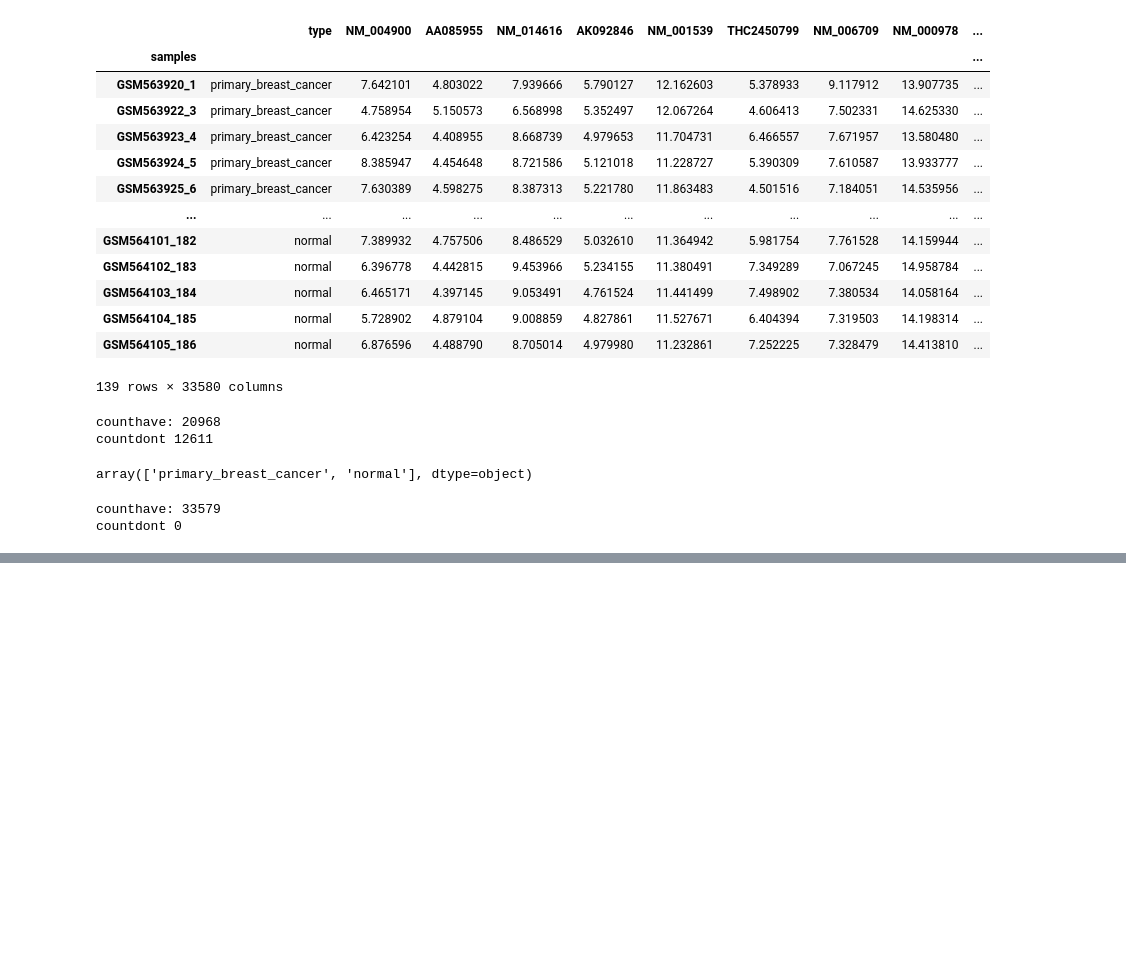
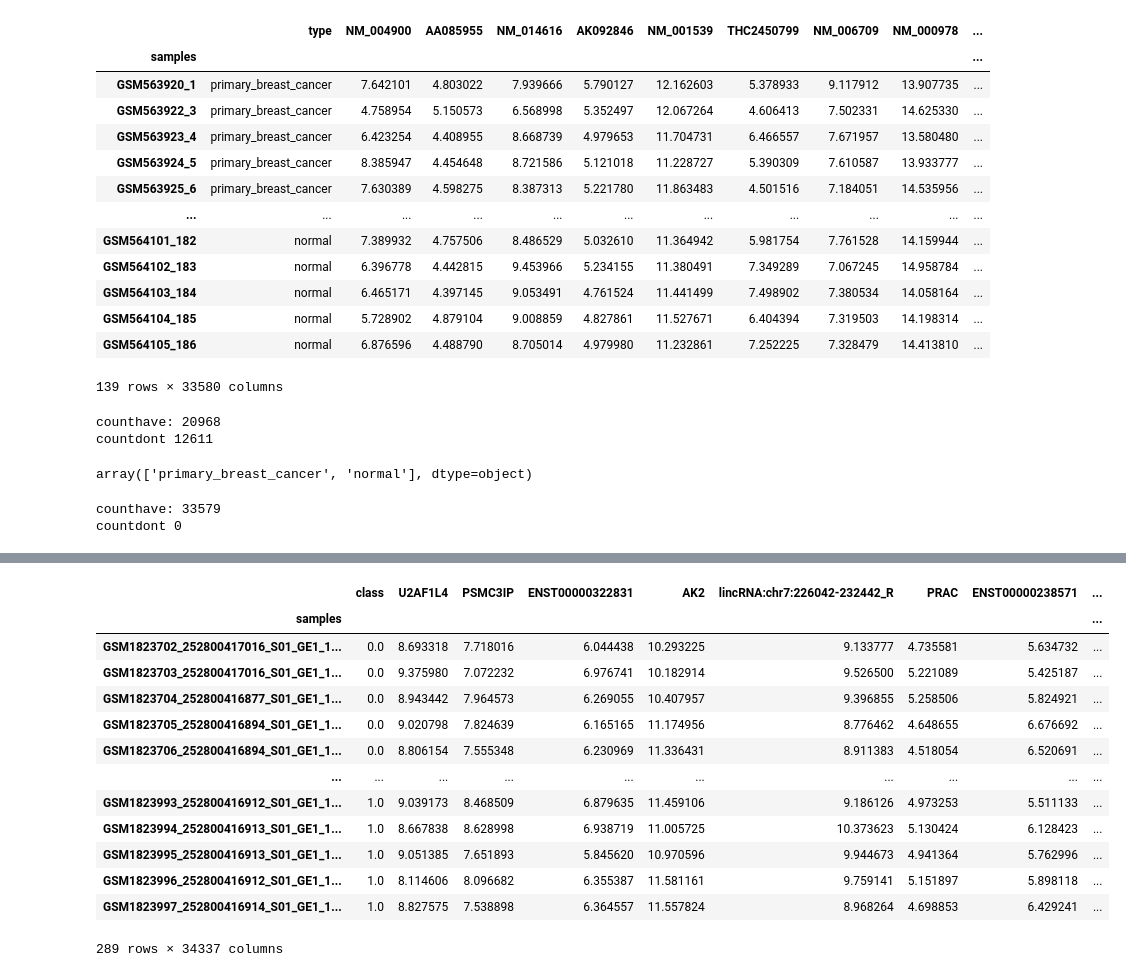
Before and after one commit to colombelli/bioinformatics-ml, a Jupyter notebook: Data Processing/cumida.ipynb, the cells around one changed output, grey strips where cells are left out. Saved outputs shown, nothing was run; the diff lists cells and outputs as text; code cells hidden in the pictures; blank space fills up the shorter version.

```diff
--- a/Data Processing/cumida.ipynb
+++ b/Data Processing/cumida.ipynb
@@ -175,0 +501,15 @@ proc.to_csv(path+"full_proc/GSE22820.csv")
+# %%
+for col in gse.columns:
+
+    if not (col in translation.keys()):
+        translation[col] = col
+# %%
+counthave = 0
+countdont = 0
+for col in gse.columns[1:]:
+    if col in translation.keys():
+        counthave+=1
+    else:
+        countdont+=1
+
+print("counthave:", counthave, "\ncountdont", countdont)
@@ -175,0 +523,7 @@ proc.to_csv(path+"full_proc/GSE22820.csv")
+# %%
+from copy import deepcopy
+
+gse['type'] = gse['type'].replace('breast_adenocarcinoma', 1).replace('normal', 0)
+translation['type'] = 'class'
+
+df = deepcopy(gse)
@@ -175,0 +547,32 @@ proc.to_csv(path+"full_proc/GSE22820.csv")
+# %%
+cummulative = {}
+
+for col in df.columns:
+
+    gene_symbol = translation[col]
+    try:
+        cummulative[gene_symbol].append(df[col])
+    except:
+        cummulative[gene_symbol] = [df[col]]
+
+for key in cummulative:
+    cummulative[key] = pd.concat(cummulative[key], axis=1).mean(axis=1).values
+# %%
+proc = pd.DataFrame(cummulative)
+proc.index = df.index
+proc
+# %% [output]
+|  | class | U2AF1L4 | PSMC3IP | ENST00000322831 | AK2 | lincRNA:chr7:226042-232442_R | PRAC | ENST00000238571 | ... |
+| samples |  |  |  |  |  |  |  |  | ... |
+| GSM1823702_252800417016_S01_GE1_1... | 0.0 | 8.693318 | 7.718016 | 6.044438 | 10.293225 | 9.133777 | 4.735581 | 5.634732 | ... |
+| GSM1823703_252800417016_S01_GE1_1... | 0.0 | 9.375980 | 7.072232 | 6.976741 | 10.182914 | 9.526500 | 5.221089 | 5.425187 | ... |
+| GSM1823704_252800416877_S01_GE1_1... | 0.0 | 8.943442 | 7.964573 | 6.269055 | 10.407957 | 9.396855 | 5.258506 | 5.824921 | ... |
+| GSM1823705_252800416894_S01_GE1_1... | 0.0 | 9.020798 | 7.824639 | 6.165165 | 11.174956 | 8.776462 | 4.648655 | 6.676692 | ... |
+| GSM1823706_252800416894_S01_GE1_1... | 0.0 | 8.806154 | 7.555348 | 6.230969 | 11.336431 | 8.911383 | 4.518054 | 6.520691 | ... |
+| ... | ... | ... | ... | ... | ... | ... | ... | ... | ... |
+| GSM1823993_252800416912_S01_GE1_1... | 1.0 | 9.039173 | 8.468509 | 6.879635 | 11.459106 | 9.186126 | 4.973253 | 5.511133 | ... |
+| GSM1823994_252800416913_S01_GE1_1... | 1.0 | 8.667838 | 8.628998 | 6.938719 | 11.005725 | 10.373623 | 5.130424 | 6.128423 | ... |
+| GSM1823995_252800416913_S01_GE1_1... | 1.0 | 9.051385 | 7.651893 | 5.845620 | 10.970596 | 9.944673 | 4.941364 | 5.762996 | ... |
+| GSM1823996_252800416912_S01_GE1_1... | 1.0 | 8.114606 | 8.096682 | 6.355387 | 11.581161 | 9.759141 | 5.151897 | 5.898118 | ... |
+| GSM1823997_252800416914_S01_GE1_1... | 1.0 | 8.827575 | 7.538898 | 6.364557 | 11.557824 | 8.968264 | 4.698853 | 6.429241 | ... |
+289 rows × 34337 columns
```
Also changed, not shown: parts of 28 cells of this notebook.
